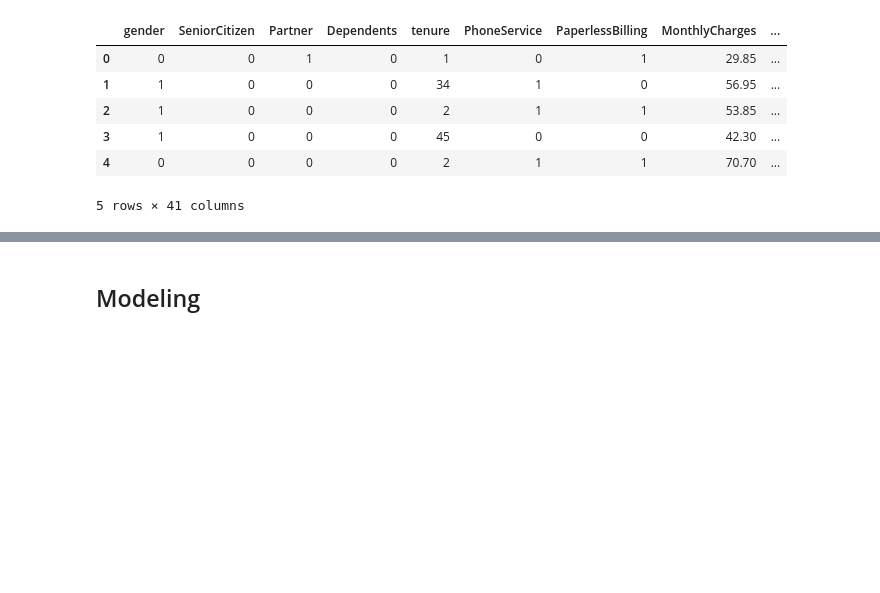
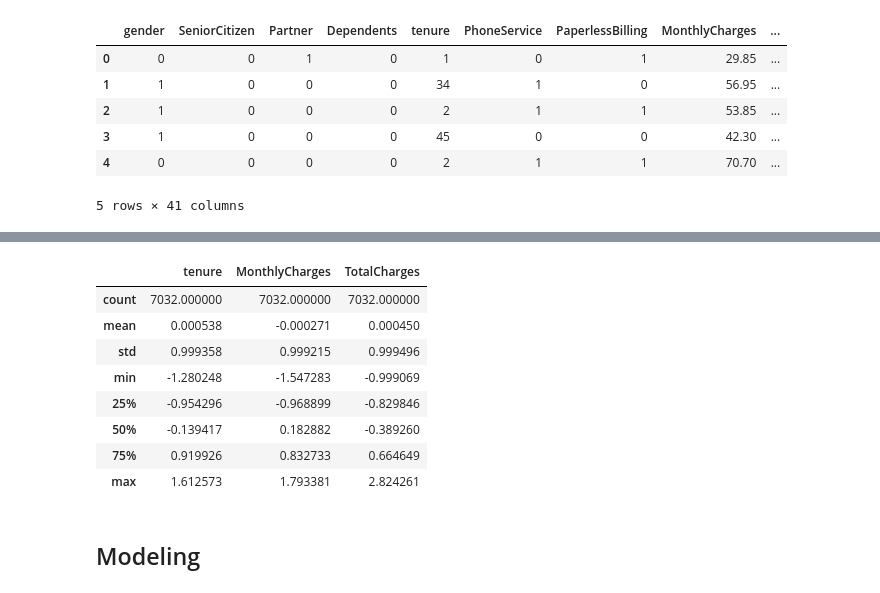
Before and after one commit to dsteven12/ds_biz_case_studies, a Jupyter notebook: Customer Churn - Why Do Customers Leave.ipynb, the cells around one changed output, grey strips where cells are left out. Drawn from its saved outputs; the diff is of its cells as text; code cells hidden in the pictures; blank space fills up the shorter version.

```diff
--- a/Customer Churn - Why Do Customers Leave.ipynb
+++ b/Customer Churn - Why Do Customers Leave.ipynb
@@ -333,3 +355,16 @@ Index(['gender', 'SeniorCitizen', 'Partner', 'Dependents', 'tenure',
+# %%
+# Confirming that Null values were converted into values of the mean for the column
+churn_df[['tenure', 'MonthlyCharges', 'TotalCharges']].describe()
+# %% [output]
+|  | tenure | MonthlyCharges | TotalCharges |
+| count | 7032.000000 | 7032.000000 | 7032.000000 |
+| mean | 0.000538 | -0.000271 | 0.000450 |
+| std | 0.999358 | 0.999215 | 0.999496 |
+| min | -1.280248 | -1.547283 | -0.999069 |
+| 25% | -0.954296 | -0.968899 | -0.829846 |
+| 50% | -0.139417 | 0.182882 | -0.389260 |
+| 75% | 0.919926 | 0.832733 | 0.664649 |
+| max | 1.612573 | 1.793381 | 2.824261 |
 # %% [markdown]
 <h2>Modeling</h2>
 # %%
```
Also changed, not shown: parts of 7 cells of this notebook.
